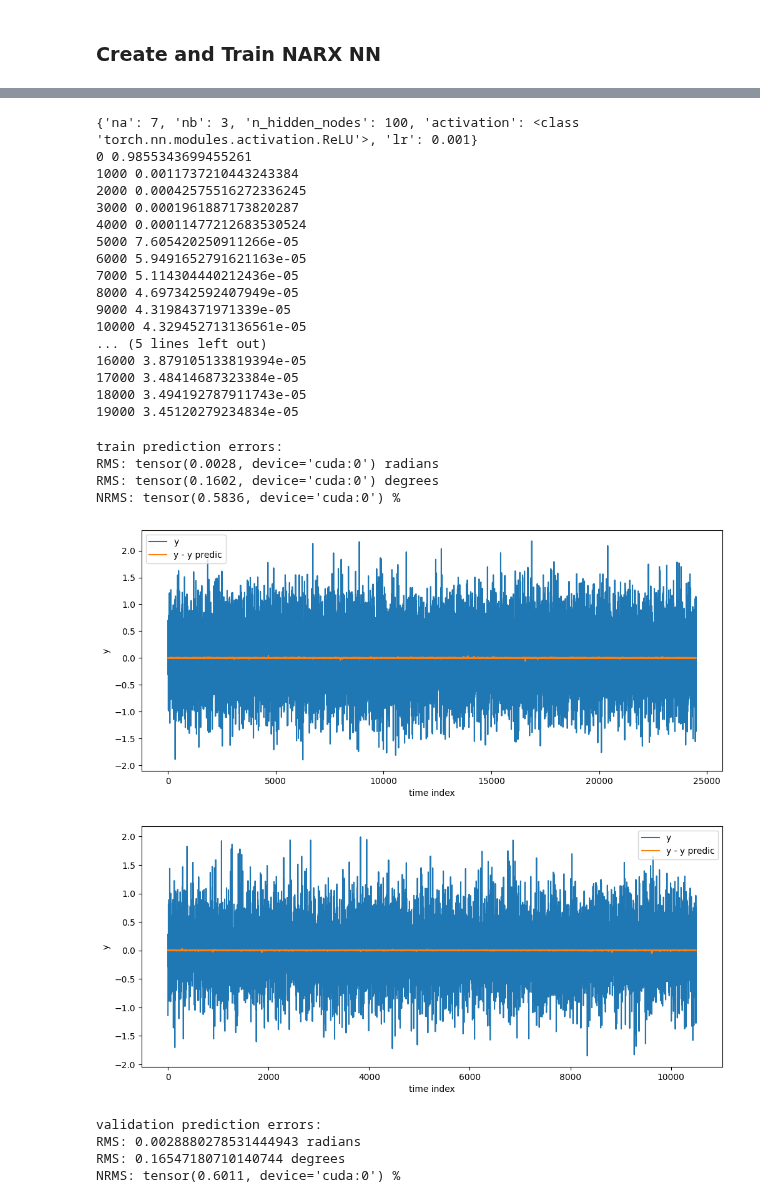
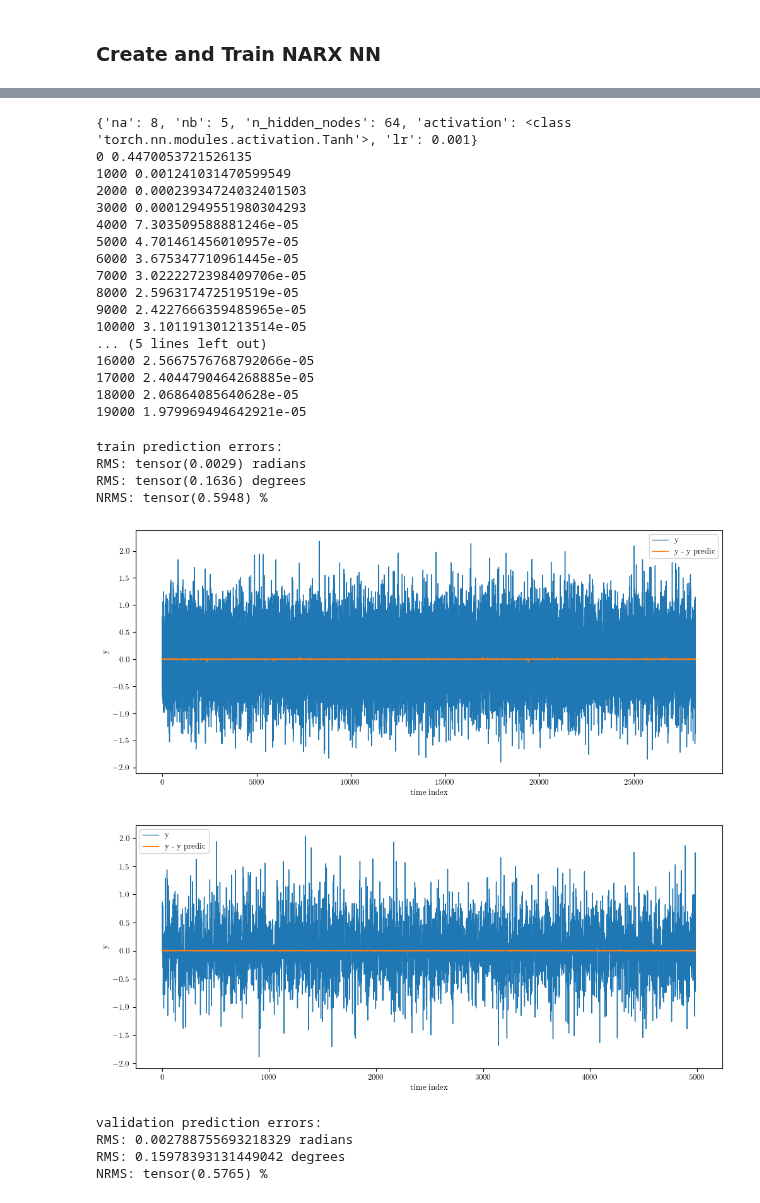
Before and after one commit to osilian/ml4sc-project, a Jupyter notebook: disc-benchmark-files/identification_NARX.ipynb, the cells around one changed output, grey strips where cells are left out. Cells and saved outputs as stored; diff of their text form; code cells hidden in the pictures.

Commit message:
finer grid search introduced and processed

```diff
--- a/disc-benchmark-files/identification_NARX.ipynb
+++ b/disc-benchmark-files/identification_NARX.ipynb
@@ -5,7 +5,8 @@
 import torch
 from torch import nn
 from matplotlib import pyplot as plt
-plt.rcParams['text.usetex'] = False
+plt.rcParams.update({'text.usetex': False})
+
 import numpy as np
 
 #print(torch.accelerator.device_count())
@@ -93,8 +94,8 @@ class narxNetwork(nn.Module):
         y = self.narx_net(x)[:,0]
         return y #a)
 # %%
-n_hidden_nodes = 100 #a)
-na, nb = 6, 6
+n_hidden_nodes = 64 #a)
+na, nb = 7, 2
 testStartIndex = len(u_train)//20
 u_train_small = u_train[:-(testStartIndex+1)]
 y_train_small = th_train[:-(testStartIndex+1)]
@@ -300,7 +301,7 @@ epoch= 9000, loss=0.01
 epoch=10000, loss=0.01
 # %%
 import pickle
-with open("grid_search_nanb_fine","wb") as f:
+with open("grid_search_narx_final","wb") as f:
   pickle.dump(results,f)
 
 print(best_params)
@@ -323,66 +324,66 @@ for epoch in range(epochs): #a)
     if epoch%1000==0: #a) monitor
         print(epoch,y_train_std * Loss.item()) #a)
 # %% [output]
-{'na': 7, 'nb': 3, 'n_hidden_nodes': 100, 'activation': <class 'torch.nn.modules.activation.ReLU'>, 'lr': 0.001}
-0 0.9855343699455261
-1000 0.0011737210443243384
-2000 0.00042575516272336245
-3000 0.0001961887173820287
-4000 0.00011477212683530524
-5000 7.605420250911266e-05
-6000 5.9491652791621163e-05
-7000 5.114304440212436e-05
-8000 4.697342592407949e-05
-9000 4.31984371971339e-05
-10000 4.329452713136561e-05
+{'na': 8, 'nb': 5, 'n_hidden_nodes': 64, 'activation': <class 'torch.nn.modules.activation.Tanh'>, 'lr': 0.001}
+0 0.4470053721526135
+1000 0.001241031470599549
+2000 0.00023934724032401503
+3000 0.00012949551980304293
+4000 7.303509588881246e-05
+5000 4.701461456010957e-05
+6000 3.675347710961445e-05
+7000 3.0222272398409706e-05
+8000 2.596317472519519e-05
+9000 2.4227666359485965e-05
+10000 3.101191301213514e-05
 ... (5 lines left out)
-16000 3.879105133819394e-05
-17000 3.48414687323384e-05
-18000 3.494192787911743e-05
-19000 3.45120279234834e-05
+16000 2.5667576768792066e-05
+17000 2.4044790464268885e-05
+18000 2.06864085640628e-05
+19000 1.979969494642921e-05
 # %%
 
 #residual calculations and plotting
 with torch.no_grad():
     Ytrain_pred_norm = model(Xtrain_norm)
     Ytrain_pred = dataNorm.denormalize(YData_norm=Ytrain_pred_norm)
-    Ytrain = Ytrain.to('cuda')
+    Ytrain = Ytrain.to(device)
     print('train prediction errors:')
     print('RMS:', torch.mean((Ytrain_pred-Ytrain)**2)**0.5,'radians')
     print('RMS:', torch.mean((Ytrain_pred-Ytrain)**2)**0.5/(2*np.pi)*360,'degrees')
     print('NRMS:', torch.mean((Ytrain_pred-Ytrain)**2)**0.5/Ytrain.std()*100,'%')
     res = Ytrain_pred - Ytrain #b)
     plt.figure(figsize=(12,5)) #b)
     plt.plot(Ytrain.cpu()) #b)
     plt.plot(res.cpu()) #b)
     plt.xlabel('time index'); plt.ylabel('y'); plt.legend(['y','y - y predic'])#b)
     plt.show() #b)
 
     Xval_norm, _ = dataNorm.normalize(XData=Xval, YData=Yval)
     Yval_pred_norm = model(Xval_norm)
     Yval_pred = dataNorm.denormalize(Yval_pred_norm)
-    Yval = Yval.to('cuda')
+    Yval = Yval.to(device)
     res = Yval_pred - Yval #b)
     plt.figure(figsize=(12,5)) #b)
     plt.plot(Yval.cpu()) #b)
     plt.plot(res.cpu()) #b)
     plt.xlabel('time index'); plt.ylabel('y'); plt.legend(['y','y - y predic'])#b)
     plt.show() #b)
     print('validation prediction errors:')
     print('RMS:', torch.mean((Yval_pred-Yval)**2).item()**0.5,'radians')
     print('RMS:', torch.mean((Yval_pred-Yval)**2).item()**0.5/(2*np.pi)*360,'degrees')
     print('NRMS:', torch.mean((Yval_pred-Yval)**2).item()**0.5/Yval.std()*100,'%')
 # %% [output]
 train prediction errors:
-RMS: tensor(0.0028, device='cuda:0') radians
-RMS: tensor(0.1602, device='cuda:0') degrees
-NRMS: tensor(0.5836, device='cuda:0') %
+RMS: tensor(0.0029) radians
+RMS: tensor(0.1636) degrees
+NRMS: tensor(0.5948) %
-[figure, old version]
+[figure, new version]
-[figure, old version]
+[figure, new version]
 validation prediction errors:
-RMS: 0.0028880278531444943 radians
-RMS: 0.16547180710140744 degrees
-NRMS: tensor(0.6011, device='cuda:0') %
+RMS: 0.002788755693218329 radians
+RMS: 0.15978393131449042 degrees
+NRMS: tensor(0.5765) %
 # %%
 # Set up simulation for identified net
 #### What's done with the na and nb here???
```
Also changed, not shown: parts of 5 cells of this notebook, 1 other file.
